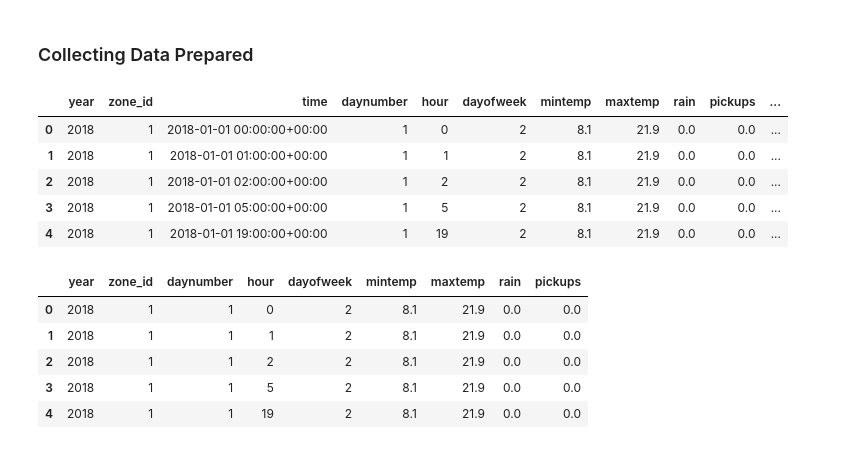
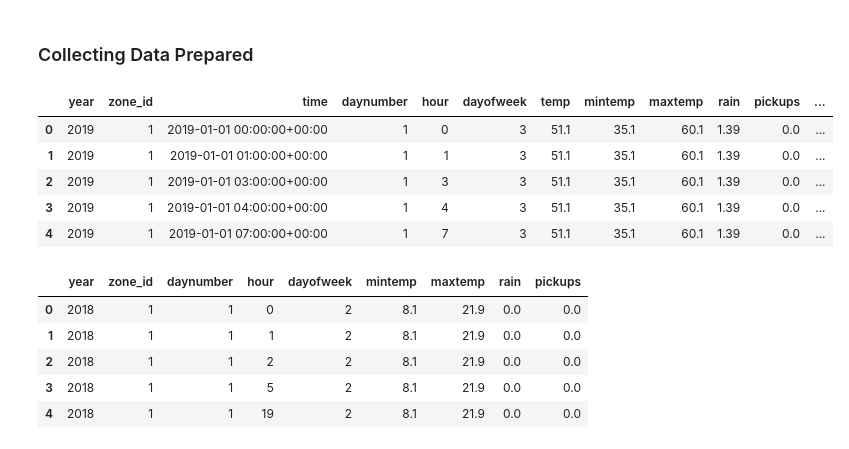
Before and after one commit to ssrbazpur/BigQuery, a Jupyter notebook: Model_Building_Final.ipynb, the cells around one changed output. Cells and saved outputs as stored; diff of their text form; code cells hidden in the pictures.

```diff
--- a/Model_Building_Final.ipynb
+++ b/Model_Building_Final.ipynb
@@ -124,14 +126,14 @@ df2 = client.query(query).to_dataframe()
 df1.drop('P', axis=1, inplace=True)
 df2.drop('P', axis=1, inplace=True)
 # %%
-df1.head()
+df2.head()
 # %% [output]
-|  | year | zone_id | time | daynumber | hour | dayofweek | mintemp | maxtemp | rain | pickups | ... |
-| 0 | 2018 | 1 | 2018-01-01 00:00:00+00:00 | 1 | 0 | 2 | 8.1 | 21.9 | 0.0 | 0.0 | ... |
-| 1 | 2018 | 1 | 2018-01-01 01:00:00+00:00 | 1 | 1 | 2 | 8.1 | 21.9 | 0.0 | 0.0 | ... |
-| 2 | 2018 | 1 | 2018-01-01 02:00:00+00:00 | 1 | 2 | 2 | 8.1 | 21.9 | 0.0 | 0.0 | ... |
-| 3 | 2018 | 1 | 2018-01-01 05:00:00+00:00 | 1 | 5 | 2 | 8.1 | 21.9 | 0.0 | 0.0 | ... |
-| 4 | 2018 | 1 | 2018-01-01 19:00:00+00:00 | 1 | 19 | 2 | 8.1 | 21.9 | 0.0 | 0.0 | ... |
+|  | year | zone_id | time | daynumber | hour | dayofweek | temp | mintemp | maxtemp | rain | pickups | ... |
+| 0 | 2019 | 1 | 2019-01-01 00:00:00+00:00 | 1 | 0 | 3 | 51.1 | 35.1 | 60.1 | 1.39 | 0.0 | ... |
+| 1 | 2019 | 1 | 2019-01-01 01:00:00+00:00 | 1 | 1 | 3 | 51.1 | 35.1 | 60.1 | 1.39 | 0.0 | ... |
+| 2 | 2019 | 1 | 2019-01-01 03:00:00+00:00 | 1 | 3 | 3 | 51.1 | 35.1 | 60.1 | 1.39 | 0.0 | ... |
+| 3 | 2019 | 1 | 2019-01-01 04:00:00+00:00 | 1 | 4 | 3 | 51.1 | 35.1 | 60.1 | 1.39 | 0.0 | ... |
+| 4 | 2019 | 1 | 2019-01-01 07:00:00+00:00 | 1 | 7 | 3 | 51.1 | 35.1 | 60.1 | 1.39 | 0.0 | ... |
 # %%
 df2.drop('time', axis=1, inplace=True)
 df1.drop('time', axis=1, inplace=True)
```
Also changed, not shown: parts of 19 cells of this notebook.
